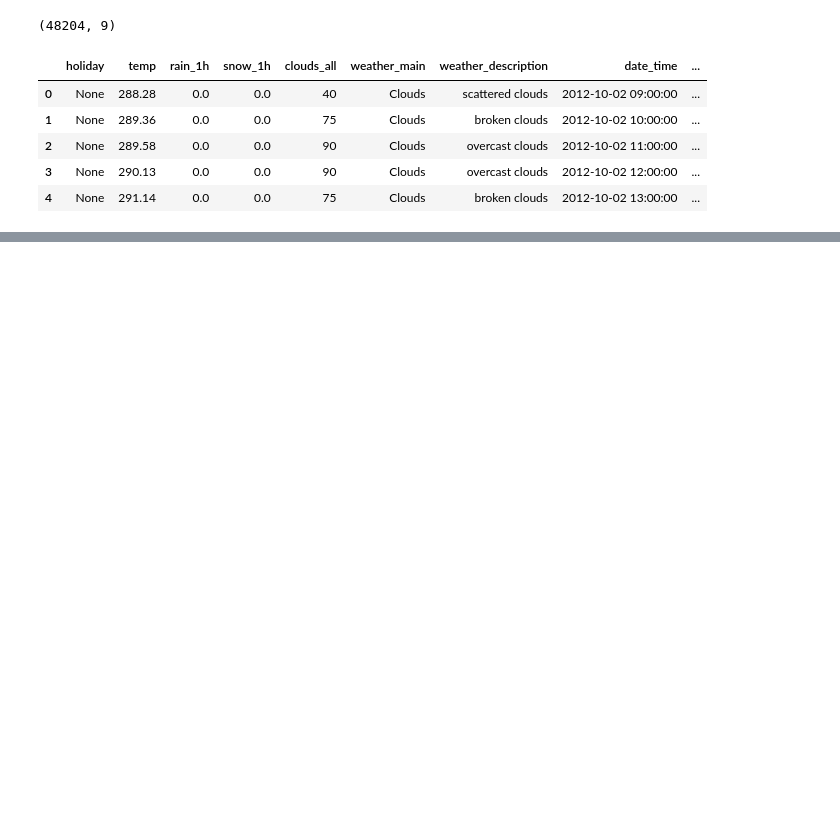
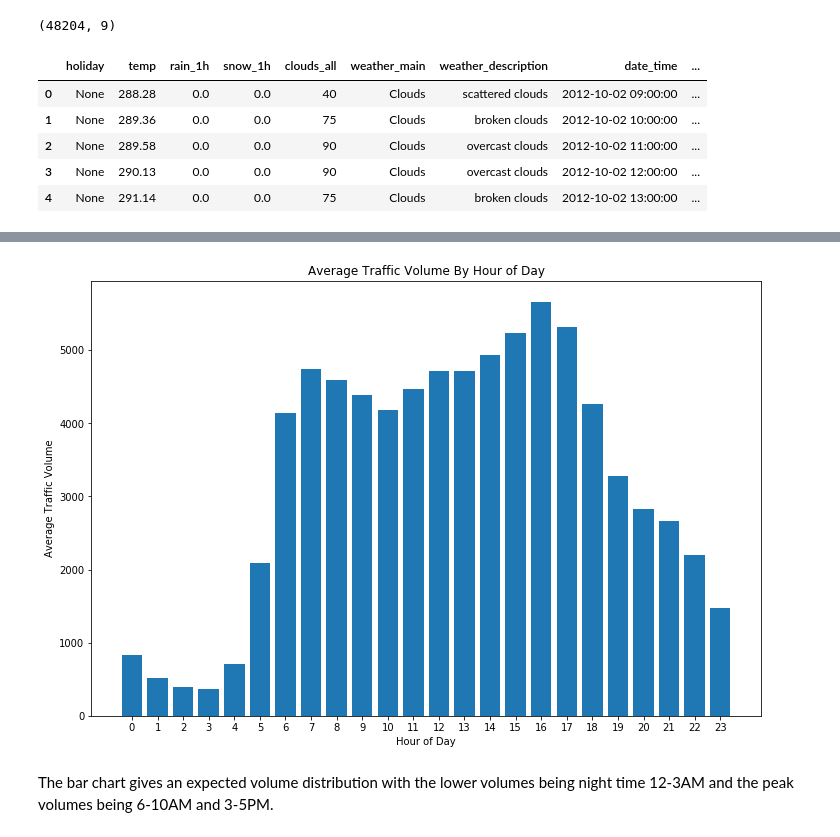
Before and after one commit to calebpitts/TrafficVolumes, a Jupyter notebook: traffic_analysis.ipynb, the cells around one changed output, grey strips where cells are left out. Saved outputs shown, nothing was run; the diff lists cells and outputs as text; code cells hidden in the pictures; blank space fills up the shorter version.

Commit message:
data cleaning

```diff
--- a/traffic_analysis.ipynb
+++ b/traffic_analysis.ipynb
@@ -18,0 +24,2 @@ df.head()
+# %%
+df["date_time"] = pd.to_datetime(df["date_time"])
@@ -18,0 +65,4 @@ df.head()
+# %%
+# converting holiday to binary value. 1 if holiday, 0 otherwise
+df["holiday"] = df["holiday"].apply(lambda x: 0 if x == "None" else 1)
+df["holiday"].value_counts()
@@ -18,0 +80,4 @@ df.head()
+# %%
+df = df.sort_values("date_time")
+dups = df[df["date_time"].duplicated(keep=False)]
+dups.head(10)
@@ -18,0 +187,3 @@ df.head()
+# %%
+# grouping data by hour in the day 1-24 to see what an average day looks like
+day_hourly_avgs = df.groupby(df.date_time.dt.hour).mean()
@@ -18,0 +211,11 @@ df.head()
+# %%
+plt.figure(figsize=(12,8))
+plt.bar(day_hourly_avgs.index, day_hourly_avgs["traffic_volume"])
+plt.xticks([hour for hour in range(24)])
+plt.title("Average Traffic Volume By Hour of Day")
+plt.xlabel("Hour of Day")
+plt.ylabel("Average Traffic Volume");
+# %% [output]
+[figure, added]
+# %% [markdown]
+The bar chart gives an expected volume distribution with the lower volumes being night time 12-3AM and the peak volumes being 6-10AM and 3-5PM.
```
Also changed, not shown: parts of 36 cells of this notebook.
